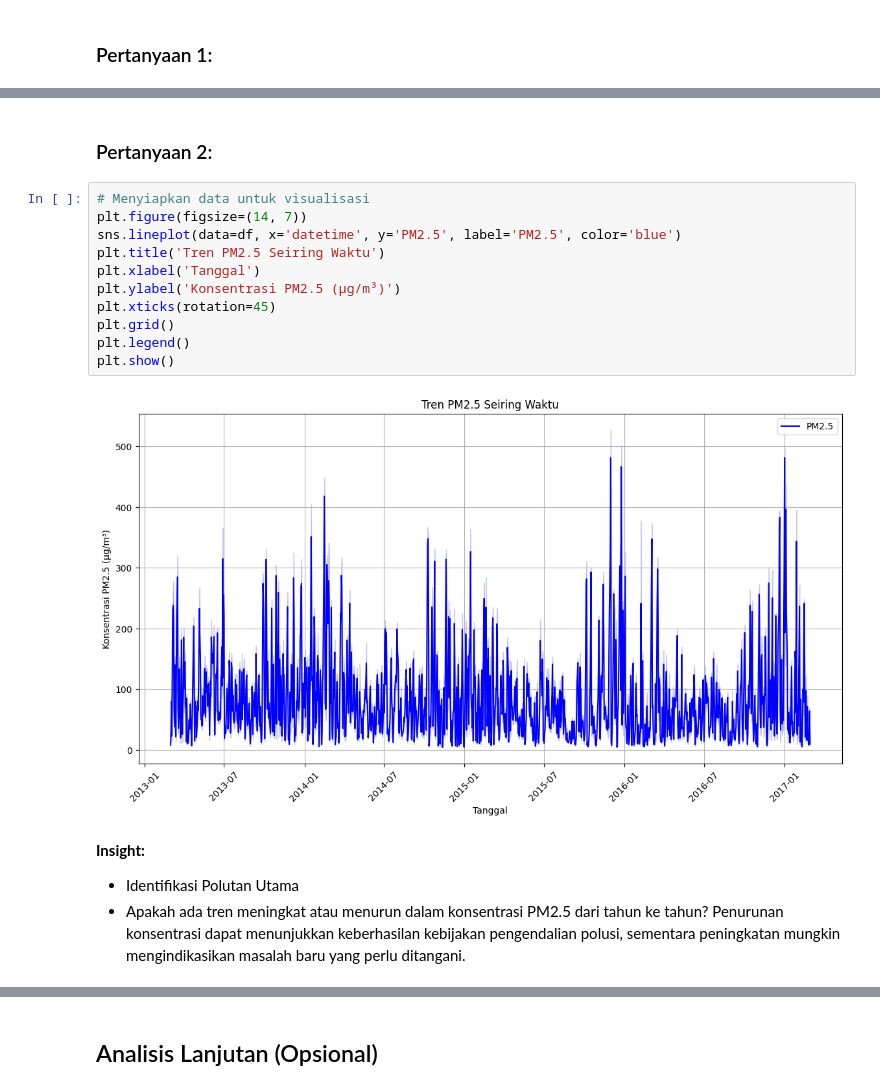
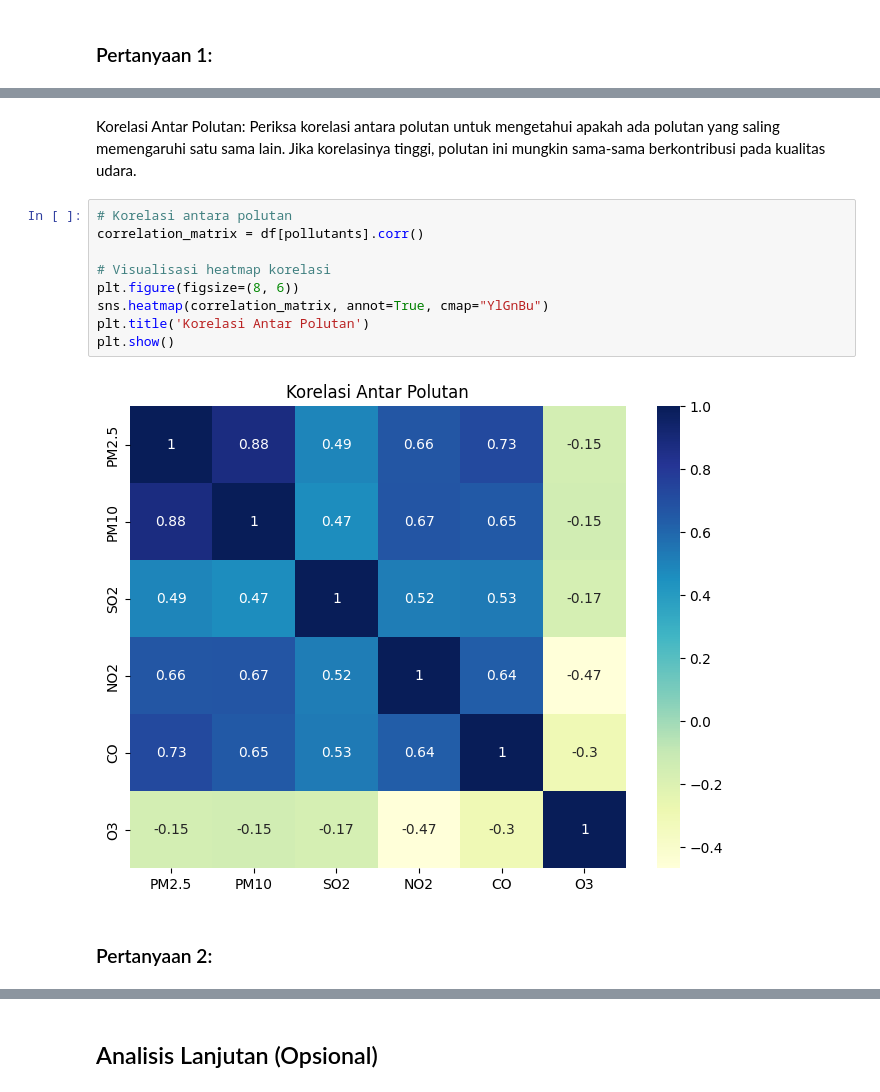
Before and after one commit to windyrahayu45/Analisis-Submit, a Jupyter notebook: Proyek_Analisis_Data.ipynb, the cells around one changed output, grey strips where cells are left out. Saved outputs shown, nothing was run; the diff lists cells and outputs as text.

```diff
--- a/Proyek_Analisis_Data.ipynb
+++ b/Proyek_Analisis_Data.ipynb
@@ -159,19 +174,15 @@ dtype: float64
+# %% [markdown]
+Korelasi Antar Polutan: Periksa korelasi antara polutan untuk mengetahui apakah ada polutan yang saling memengaruhi satu sama lain. Jika korelasinya tinggi, polutan ini mungkin sama-sama berkontribusi pada kualitas udara.
+# %%
+# Korelasi antara polutan
+correlation_matrix = df[pollutants].corr()
+
+# Visualisasi heatmap korelasi
+plt.figure(figsize=(8, 6))
+sns.heatmap(correlation_matrix, annot=True, cmap="YlGnBu")
+plt.title('Korelasi Antar Polutan')
+plt.show()
+# %% [output]
+[figure, added]
 # %% [markdown]
 ### Pertanyaan 2:
-# %%
-# Menyiapkan data untuk visualisasi
-plt.figure(figsize=(14, 7))
-sns.lineplot(data=df, x='datetime', y='PM2.5', label='PM2.5', color='blue')
-plt.title('Tren PM2.5 Seiring Waktu')
-plt.xlabel('Tanggal')
-plt.ylabel('Konsentrasi PM2.5 (µg/m³)')
-plt.xticks(rotation=45)
-plt.grid()
-plt.legend()
-plt.show()
-# %% [output]
-[figure, removed]
-# %% [markdown]
-**Insight:**
-- Identifikasi Polutan Utama
-- Apakah ada tren meningkat atau menurun dalam konsentrasi PM2.5 dari tahun ke tahun? Penurunan konsentrasi dapat menunjukkan keberhasilan kebijakan pengendalian polusi, sementara peningkatan mungkin mengindikasikan masalah baru yang perlu ditangani.
```
Also changed, not shown: parts of 11 cells of this notebook, 1 other file.
